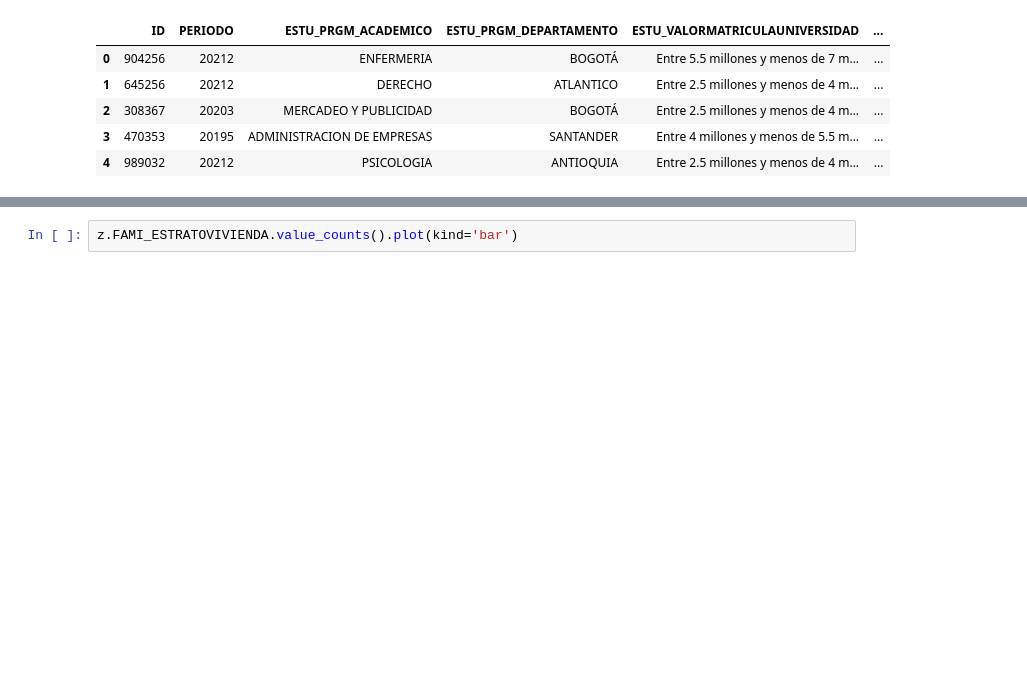
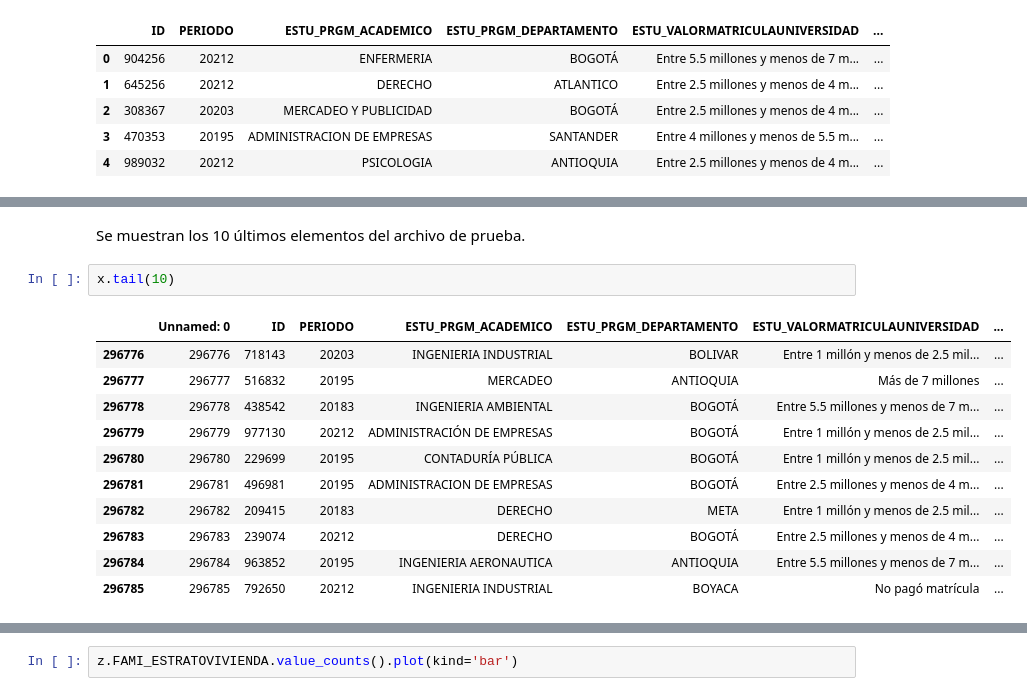
Before and after one commit to Hernandez484/01.01-PROYECTO-KAGGLE, a Jupyter notebook: 01 - exploración.ipynb, the cells around one changed output, grey strips where cells are left out. Drawn from its saved outputs; the diff is of its cells as text; blank space fills up the shorter version.

```diff
--- a/01 - exploración.ipynb
+++ b/01 - exploración.ipynb
@@ -95,0 +128,16 @@ z.head()
+# %% [markdown]
+Se muestran los 10 últimos elementos del archivo de prueba.
+# %%
+x.tail(10)
+# %% [output]
+|  | Unnamed: 0 | ID | PERIODO | ESTU_PRGM_ACADEMICO | ESTU_PRGM_DEPARTAMENTO | ESTU_VALORMATRICULAUNIVERSIDAD | ... |
+| 296776 | 296776 | 718143 | 20203 | INGENIERIA INDUSTRIAL | BOLIVAR | Entre 1 millón y menos de 2.5 mil... | ... |
+| 296777 | 296777 | 516832 | 20195 | MERCADEO | ANTIOQUIA | Más de 7 millones | ... |
+| 296778 | 296778 | 438542 | 20183 | INGENIERIA AMBIENTAL | BOGOTÁ | Entre 5.5 millones y menos de 7 m... | ... |
+| 296779 | 296779 | 977130 | 20212 | ADMINISTRACIÓN DE EMPRESAS | BOGOTÁ | Entre 1 millón y menos de 2.5 mil... | ... |
+| 296780 | 296780 | 229699 | 20195 | CONTADURÍA PÚBLICA | BOGOTÁ | Entre 1 millón y menos de 2.5 mil... | ... |
+| 296781 | 296781 | 496981 | 20195 | ADMINISTRACION DE EMPRESAS | BOGOTÁ | Entre 2.5 millones y menos de 4 m... | ... |
+| 296782 | 296782 | 209415 | 20183 | DERECHO | META | Entre 1 millón y menos de 2.5 mil... | ... |
+| 296783 | 296783 | 239074 | 20212 | DERECHO | BOGOTÁ | Entre 2.5 millones y menos de 4 m... | ... |
+| 296784 | 296784 | 963852 | 20195 | INGENIERIA AERONAUTICA | ANTIOQUIA | Entre 5.5 millones y menos de 7 m... | ... |
+| 296785 | 296785 | 792650 | 20212 | INGENIERIA INDUSTRIAL | BOYACA | No pagó matrícula | ... |
```
Also changed, not shown: parts of 47 cells of this notebook.
